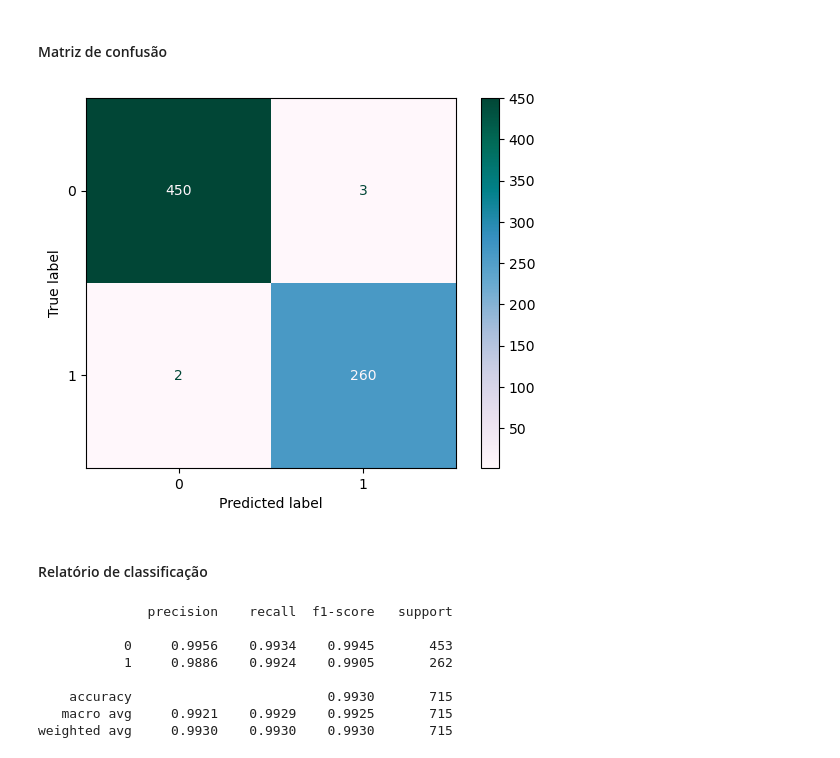
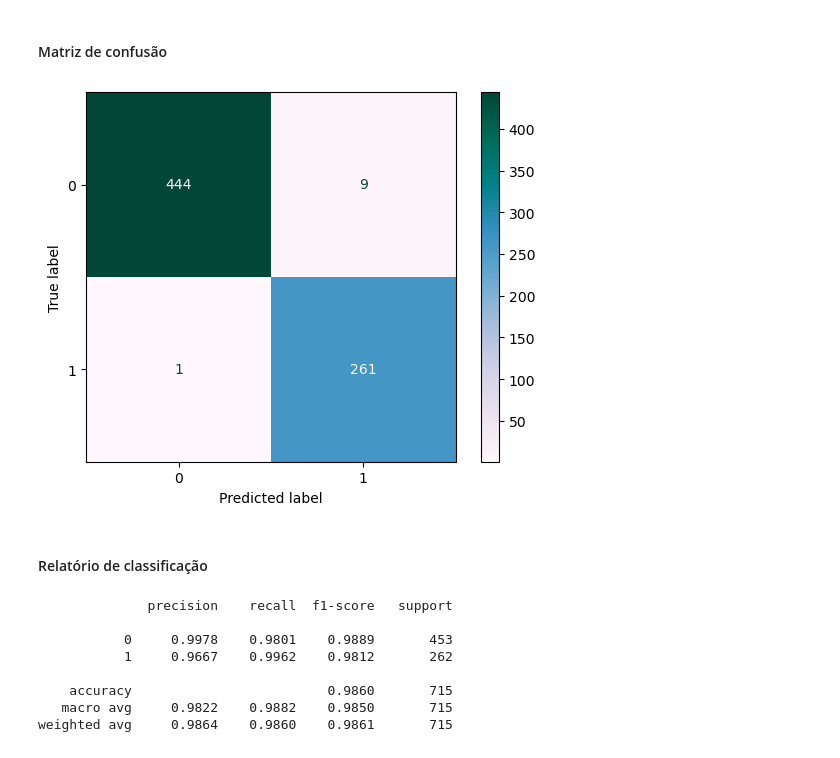
Before and after one commit to d-t-n/quality-inspection-ai-cv-deep-learning, a Jupyter notebook: Model-General-QC-portu-Integrated.ipynb, the cells around one changed output. Cells and saved outputs as stored; diff of their text form; code cells hidden in the pictures.

```diff
--- a/Model-General-QC-portu-Integrated.ipynb
+++ b/Model-General-QC-portu-Integrated.ipynb
@@ -427,6 +499,6 @@ plt.show()
 # %% [markdown]
 ### Testando e avaliando
 # %%
-y_pred = cnn.predict(test)
-y_pred = (y_pred >= 0.5).reshape(-1,)
+y_predx = cnnx.predict(test)
+y_predx = (y_predx >= 0.5).reshape(-1,)
 # %% [output]
@@ -436,25 +517,25 @@ y_pred = (y_pred >= 0.5).reshape(-1,)
 # %%
-y_actual = test.classes[test.index_array]
+y_actualx = test.classes[test.index_array]
 # %% [markdown]
 #### Matriz de confusão
 # %%
-cm = metrics.confusion_matrix(y_actual, y_pred)
-disp = metrics.ConfusionMatrixDisplay(confusion_matrix=cm)
+cmx = metrics.confusion_matrix(y_actualx, y_predx)
+disp = metrics.ConfusionMatrixDisplay(confusion_matrix=cmx)
 disp.plot(cmap='PuBuGn')
 plt.show()
 # %% [output]
-[figure, old version]
+[figure, new version]
 # %% [markdown]
 #### Relatório de classificação
 # %%
 from sklearn.metrics import confusion_matrix, classification_report
-print(classification_report(y_actual, y_pred, digits=4))
+print(classification_report(y_actualx, y_predx, digits=4))
 # %% [output]
               precision    recall  f1-score   support
 
-           0     0.9956    0.9934    0.9945       453
-           1     0.9886    0.9924    0.9905       262
+           0     0.9978    0.9801    0.9889       453
+           1     0.9667    0.9962    0.9812       262
 
-    accuracy                         0.9930       715
-   macro avg     0.9921    0.9929    0.9925       715
-weighted avg     0.9930    0.9930    0.9930       715
+    accuracy                         0.9860       715
+   macro avg     0.9822    0.9882    0.9850       715
+weighted avg     0.9864    0.9860    0.9861       715
```
Also changed, not shown: parts of 14 cells of this notebook.
